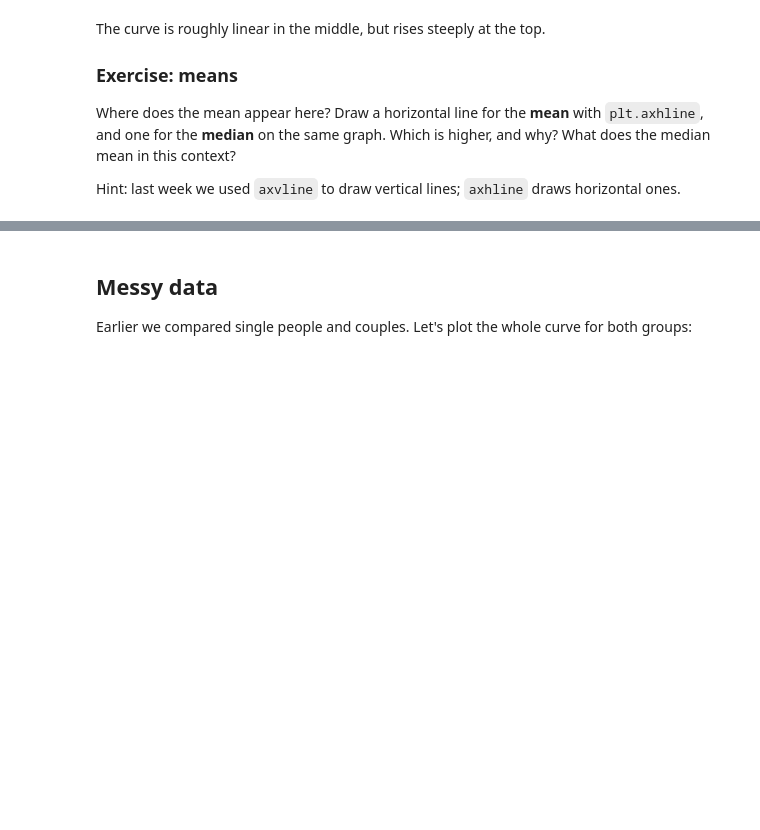
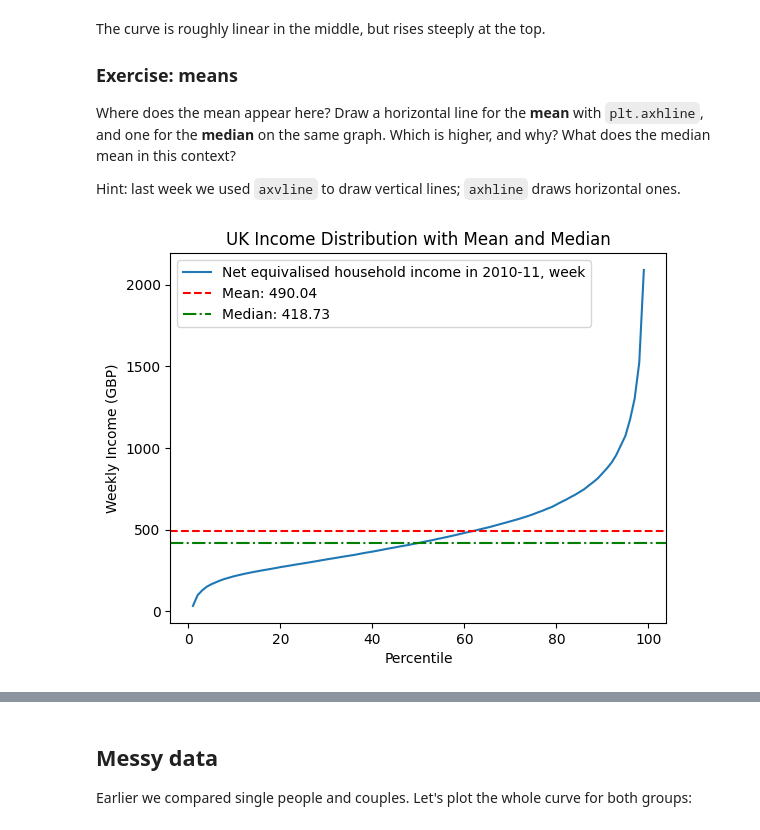
Before and after one commit to laylay1128/qm2, a Jupyter notebook: notebooks/W02. Pandas.ipynb, the cells around one changed output, grey strips where cells are left out. Saved outputs shown, nothing was run; the diff lists cells and outputs as text; code cells hidden in the pictures; blank space fills up the shorter version.

```diff
--- a/notebooks/W02. Pandas.ipynb
+++ b/notebooks/W02. Pandas.ipynb
@@ -125,4 +151,12 @@ So, to recap:
 
 How do the equivalised incomes of single adults (`"Single adult"`) and childless couples (`"Childless couple, annual income"`) compare? Look at the 1st, 50th and 99th percentiles and summarise what this tells you about the value, or price, of coupling.
 # %%
-# your code here
+import pandas as pd
+
+# 确保数据已成功加载
+income = pd.read_csv("https://s3.eu-west-2.amazonaws.com/qm2/wk2/incomes.csv", index_col=0)
+
+single_col = "Single adult"
+couple_col = "Childless couple, annual income"
+comparison = income.loc[[1, 50, 99], [single_col, couple_col]]
+comparison
@@ -147,4 +194,22 @@ Where does the mean appear here? Draw a horizontal line for the **mean** with `p
 
 Hint: last week we used `axvline` to draw vertical lines; `axhline` draws horizontal ones.
 # %%
-# your code here
+import matplotlib.pyplot as plt
+
+weekly = "Net equivalised household income in 2010-11, week"
+
+mean_value = income[weekly].mean()
+median_value = income[weekly].median()
+
+income[weekly].plot()
+
+plt.axhline(mean_value, color='r', linestyle='--', label=f'Mean: {mean_value:.2f}')
+plt.axhline(median_value, color='g', linestyle='-.', label=f'Median: {median_value:.2f}')
+
+plt.title("UK Income Distribution with Mean and Median")
+plt.xlabel("Percentile")
+plt.ylabel("Weekly Income (GBP)")
+plt.legend()
+plt.show()
+# %% [output]
+[figure, added]
```
Also changed, not shown: parts of 7 cells of this notebook.
